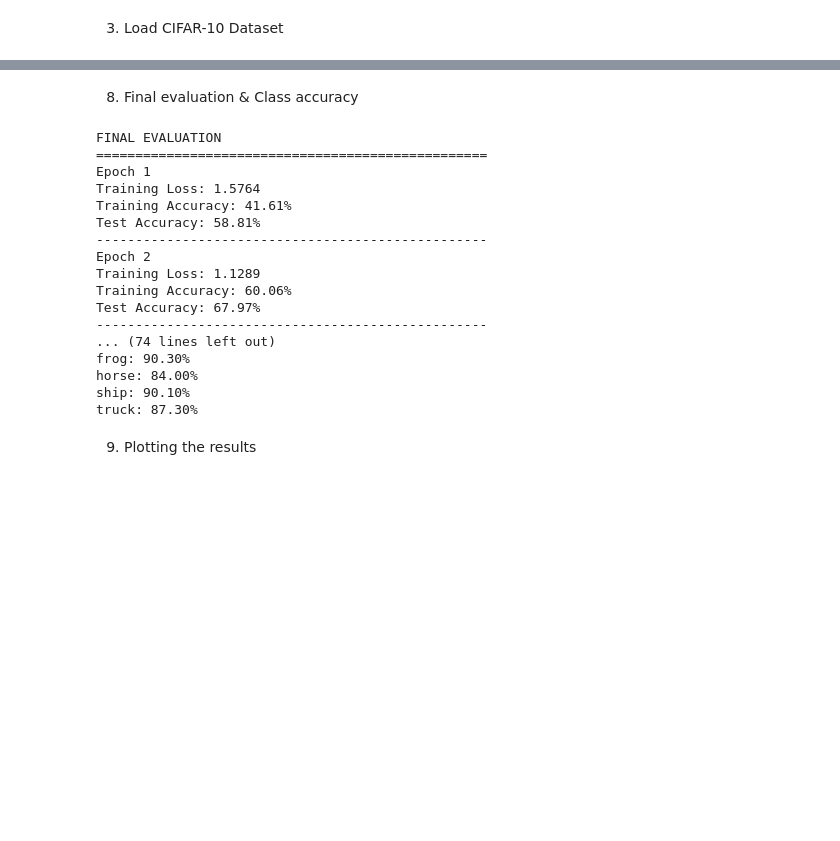
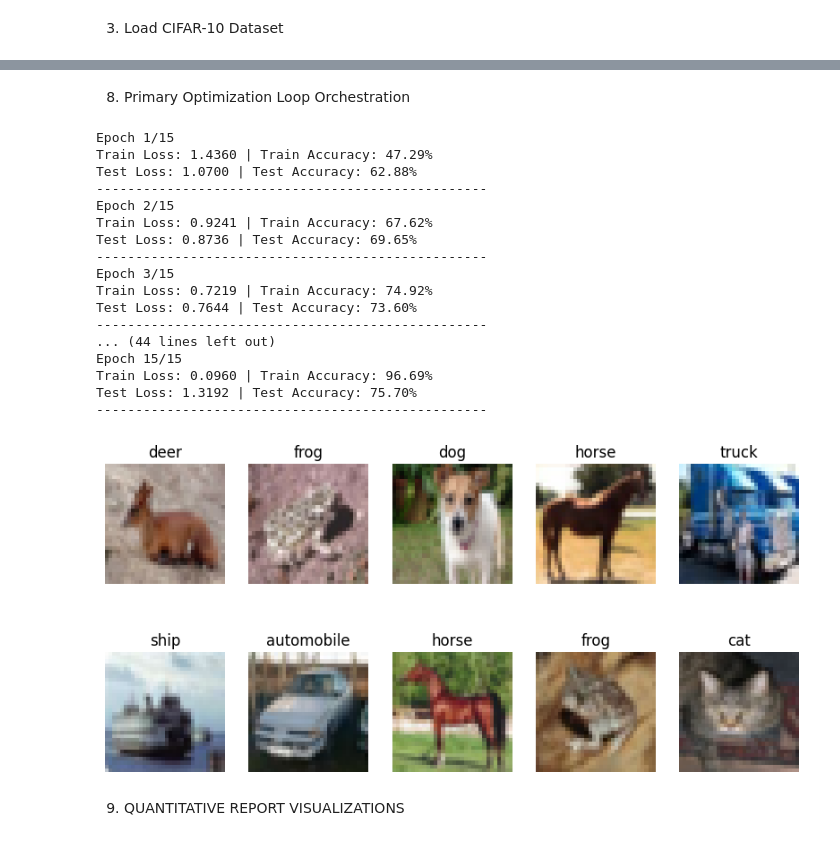
Before and after one commit to OistrakhAleksandra/MachineLearning_CNN_and_MLP_Project, a Jupyter notebook: Improved_codes(Answers)/Task#1_CNN_debugging.ipynb, the cells around one changed output, grey strips where cells are left out. Cells and saved outputs as stored; diff of their text form; code cells hidden in the pictures; blank space fills up the shorter version.

```diff
--- a/Improved_codes(Answers)/Task#1_CNN_debugging.ipynb
+++ b/Improved_codes(Answers)/Task#1_CNN_debugging.ipynb
@@ -297,40 +190,63 @@ Test Accuracy: 80.06%
 # %% [markdown]
-8. Final evaluation & Class accuracy
+8. Primary Optimization Loop Orchestration
 # %%
-print("\nFINAL EVALUATION")
-print("=" * 50)
+num_epochs = 15
+
+train_losses, test_losses = [], []
+train_accs, test_accs = [], []
+epoch_gradient_norms = {}
 
 for epoch in range(num_epochs):
-    print(f"Epoch {epoch + 1}")
-    print(f"Training Loss: {train_losses[epoch]:.4f}")
-    print(f"Training Accuracy: {train_accs[epoch]:.2f}%")
-    print(f"Test Accuracy: {test_accs[epoch]:.2f}%")
+    train_loss, train_acc, grad_norms = train(model, train_loader)
+    test_loss, test_acc = test(model, test_loader)
+
+    train_losses.append(train_loss)
+    test_losses.append(test_loss)
+    train_accs.append(train_acc)
+    test_accs.append(test_acc)
+
+    # Aggregating batch gradient tracking data into epoch-level mean statistics
+    for name, values in grad_norms.items():
+        if name not in epoch_gradient_norms:
+            epoch_gradient_norms[name] = []
+        epoch_gradient_norms[name].append(np.mean(values))
+
+    print(f"Epoch {epoch+1}/{num_epochs}")
+    print(f"Train Loss: {train_loss:.4f} | Train Accuracy: {train_acc:.2f}%")
+    print(f"Test Loss: {test_loss:.4f} | Test Accuracy: {test_acc:.2f}%")
     print("-" * 50)
 
-# Class accuracy
-print("\nPER-CLASS TEST ACCURACY")
-print("=" * 50)
+# --- Structural Verification Visualizations ---
+classes = train_dataset.classes
+images, labels = next(iter(train_loader))
 
-for i, class_name in enumerate(classes):
-    print(f"{class_name}: {class_accuracies[i]:.2f}%")
+fig, axes = plt.subplots(2, 5, figsize=(10, 5))
+for i, ax in enumerate(axes.flat):
+    img = images[i] / 2 + 0.5  # Denormalizing pixel configurations
+    img = img.permute(1, 2, 0)
+    ax.imshow(img)
+    ax.set_title(classes[labels[i]])
+    ax.axis('off')
+plt.show()
 # %% [output]
-FINAL EVALUATION
-==================================================
-Epoch 1
-Training Loss: 1.5764
-Training Accuracy: 41.61%
-Test Accuracy: 58.81%
+Epoch 1/15
+Train Loss: 1.4360 | Train Accuracy: 47.29%
+Test Loss: 1.0700 | Test Accuracy: 62.88%
 --------------------------------------------------
-Epoch 2
-Training Loss: 1.1289
-Training Accuracy: 60.06%
-Test Accuracy: 67.97%
+Epoch 2/15
+Train Loss: 0.9241 | Train Accuracy: 67.62%
+Test Loss: 0.8736 | Test Accuracy: 69.65%
 --------------------------------------------------
-... (74 lines left out)
-frog: 90.30%
-horse: 84.00%
-ship: 90.10%
-truck: 87.30%
+Epoch 3/15
+Train Loss: 0.7219 | Train Accuracy: 74.92%
+Test Loss: 0.7644 | Test Accuracy: 73.60%
+--------------------------------------------------
+... (44 lines left out)
+Epoch 15/15
+Train Loss: 0.0960 | Train Accuracy: 96.69%
+Test Loss: 1.3192 | Test Accuracy: 75.70%
+--------------------------------------------------
+[figure, added]
 # %% [markdown]
-9. Plotting the results
+9. QUANTITATIVE REPORT VISUALIZATIONS
 # %%
```
Also changed, not shown: parts of 11 cells of this notebook, 1 other file.
